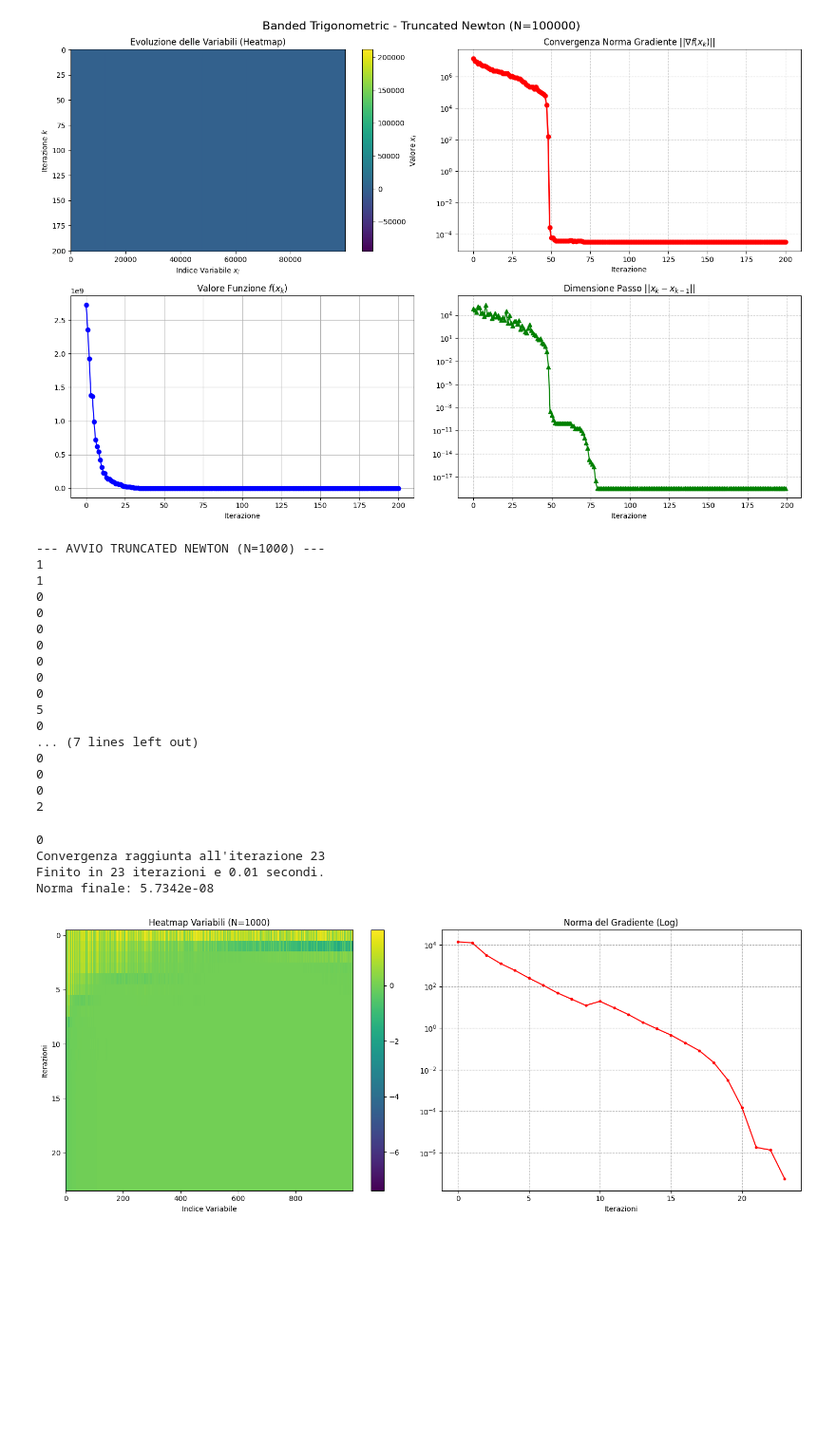
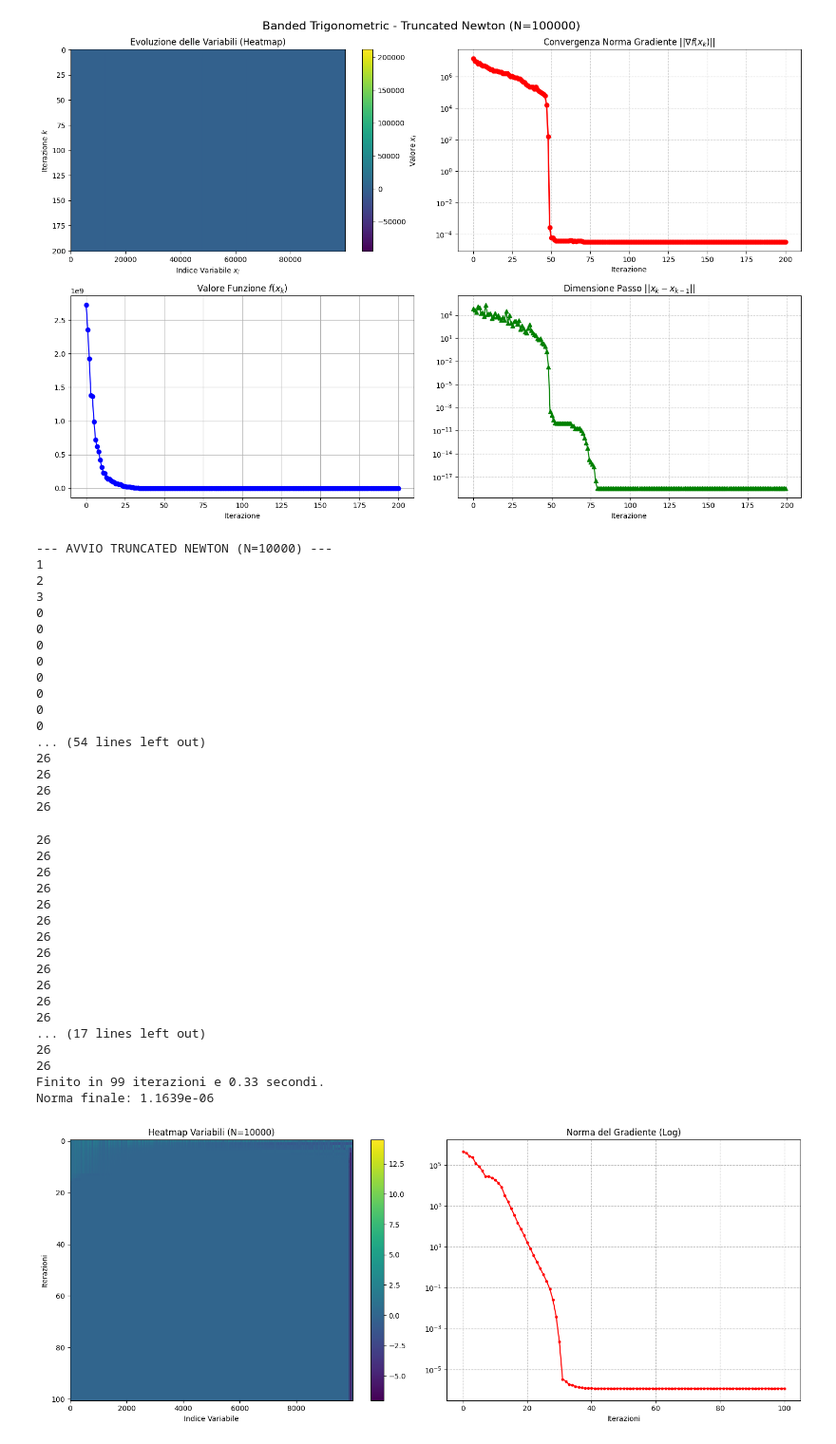
Before and after one commit to luciobaiocchi/NM_opt_assignment, a Jupyter notebook: banded.ipynb, the cells around one changed output. Shown at 95% size. Saved outputs shown, nothing was run; the diff lists cells and outputs as text; code cells hidden in the pictures; blank space fills up the shorter version.

```diff
--- a/banded.ipynb
+++ b/banded.ipynb
@@ -939,49 +939,62 @@ def analyze_results(hist, title="Risultati"):
 # ==========================================
 # 3. ESECUZIONE
 # ==========================================
-N = 1000
+N = 10000
 print(f"--- AVVIO TRUNCATED NEWTON (N={N}) ---")
 
 # Setup
 np.random.seed(358616)
 x0 = np.random.uniform(0, 2, N)
 
 # Esecuzione (Usa la tua classe NewtonMethods già definita nel notebook)
 start = time.time()
 xk, fx, gnorm, k, hist = NewtonMethods.truncated_newton(
     x0,
     BandedTrigonometric.func,
     BandedTrigonometric.gradient,
     BandedTrigonometric.hessian,
     alpha0=1.0, kmax=100, tolgrad=1e-6, c1=1e-4, rho=0.5, btmax=50
 )
 end = time.time()
 
 print(f"Finito in {k} iterazioni e {end-start:.2f} secondi.")
 print(f"Norma finale: {gnorm:.4e}")
 
 # Plot
 analyze_results(hist, title="Banded Trigonometric Large Scale")
 # %% [output]
---- AVVIO TRUNCATED NEWTON (N=1000) ---
+--- AVVIO TRUNCATED NEWTON (N=10000) ---
 1
-1
+2
+3
 0
 0
 0
 0
 0
 0
 0
-5
 0
-... (7 lines left out)
-0
-0
-0
-2
+... (54 lines left out)
+26
+26
+26
+26
-0
-Convergenza raggiunta all'iterazione 23
-Finito in 23 iterazioni e 0.01 secondi.
-Norma finale: 5.7342e-08
+26
+26
+26
+26
+26
+26
+26
+26
+26
+26
+26
+26
+... (17 lines left out)
+26
+26
+Finito in 99 iterazioni e 0.33 secondi.
+Norma finale: 1.1639e-06
-[figure, old version]
+[figure, new version]
```
Also changed, not shown: parts of 1 cell of this notebook, 3 other files.
